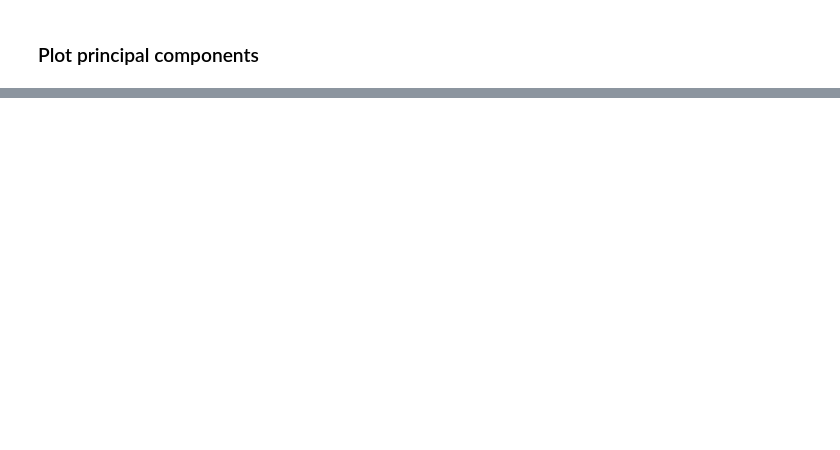
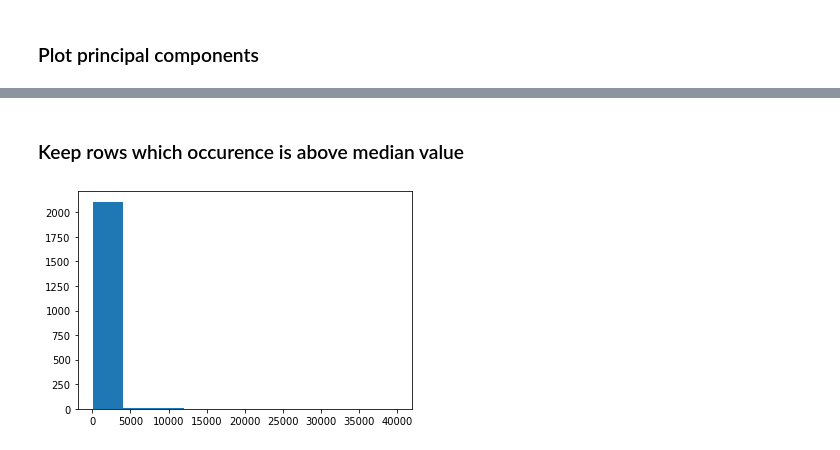
Before and after one commit to gianlucagiudice/irony-detection, a Jupyter notebook: notebooks/pca_plot.ipynb, the cells around one changed output, grey strips where cells are left out. Saved outputs shown, nothing was run; the diff lists cells and outputs as text; code cells hidden in the pictures; blank space fills up the shorter version.

```diff
--- a/notebooks/pca_plot.ipynb
+++ b/notebooks/pca_plot.ipynb
@@ -44,0 +137,10 @@ ax.grid()
+# %% [markdown]
+### Keep rows which occurence is above median value
+# %%
+TOP_VALUE = 1000
+
+df = df[df['#'] > df['#'].mean()]
+plt.hist(df['#'])
+plt.show()
+# %% [output]
+[figure, added]
```
Also changed, not shown: parts of 20 cells of this notebook, 5 other files.
